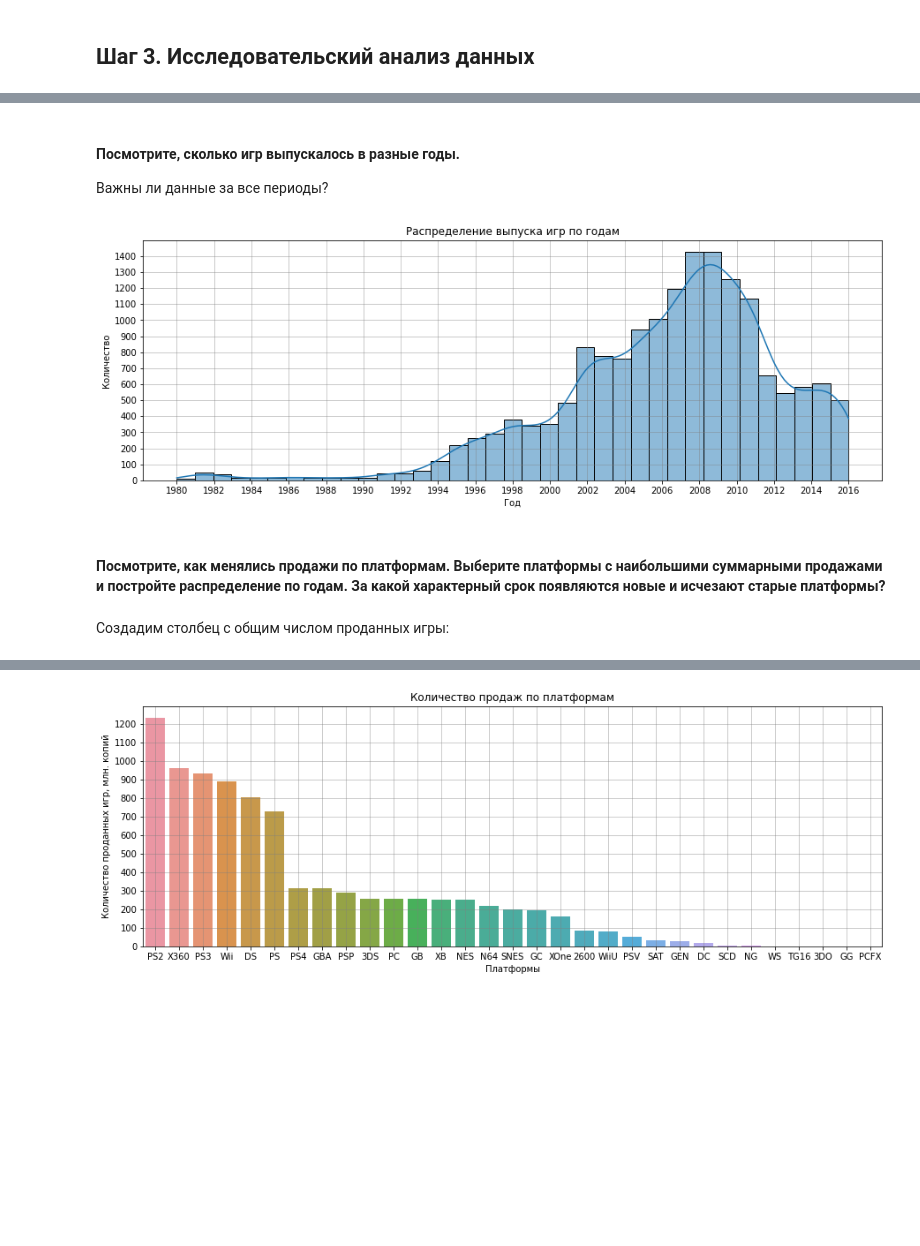
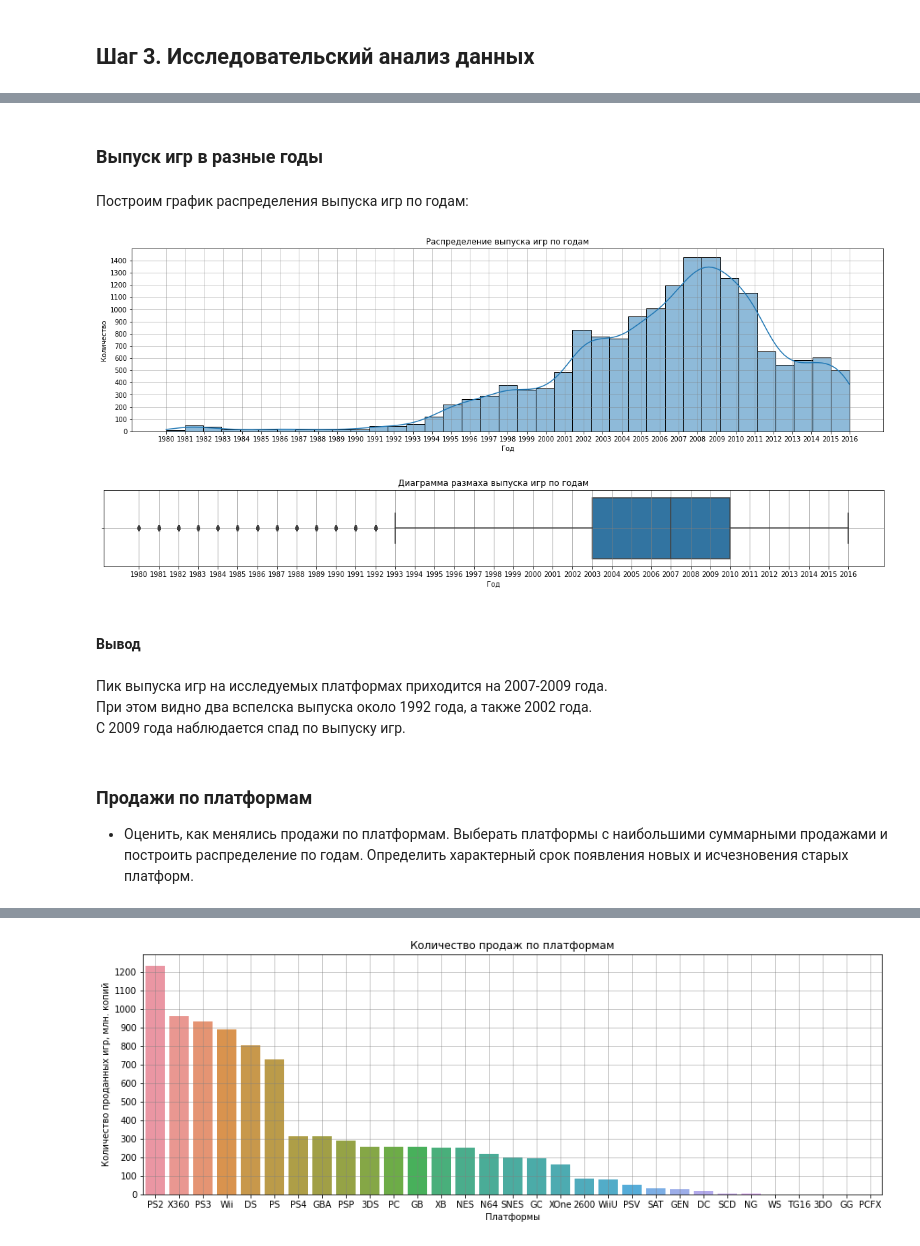
Before and after one commit to klipbn/klip_study, a Jupyter notebook: analysis_sales_computer_games/analysis_sales_computer_games.ipynb, the cells around one changed output, grey strips where cells are left out. Cells and saved outputs as stored; diff of their text form; code cells hidden in the pictures; blank space fills up the shorter version.

```diff
--- a/analysis_sales_computer_games/analysis_sales_computer_games.ipynb
+++ b/analysis_sales_computer_games/analysis_sales_computer_games.ipynb
@@ -247,0 +381,3 @@ df.dropna(subset=['year_of_release'], inplace = True)
+# %%
+df['total_sales'] = df.apply(total_sales, axis=1)
+df['total_sales'] = df['total_sales'].astype('float')
@@ -271,2 +438,0 @@ df.dropna(subset=['name'], inplace = True)
-# %%
-df['year_of_release'] = (pd.to_datetime(df['year_of_release'], format='%Y')).dt.year
@@ -304,2 +438,0 @@ dtype: int64
-# %%
-df['critic_score'] = df['critic_score'].fillna(df['critic_score'].mean())
@@ -342,2 +438,0 @@ df['user_score'] = df['user_score'].astype('float')
-# %%
-df['user_score'] = df['user_score'].fillna(df['user_score'].mean())
@@ -371,19 +447,36 @@ dtype: int64
 # %% [markdown]
-#### Посмотрите, сколько игр выпускалось в разные годы.
-Важны ли данные за все периоды?
+### Выпуск игр в разные годы
+# %% [markdown]
+Построим график распределения выпуска игр по годам:
 # %%
-plt.figure(figsize=(15, 5))
+plt.figure(figsize=(20, 5))
 sns.histplot(data=df, x="year_of_release", kde=True, bins=37)
 plt.title('Распределение выпуска игр по годам')
 plt.ylabel('Количество')
 plt.xlabel('Год')
 plt.grid(color='grey', axis='both', alpha=0.5)
-plt.xticks(np.arange(1980, 2017, 2))
+plt.xticks(np.arange(1980, 2017, 1))
 plt.yticks(np.arange(0, 1500, 100))
 plt.show()
 # %% [output]
-[figure, old version]
+[figure, new version]
+# %%
+plt.rcParams['figure.figsize']=(20, 2)
+sns.boxplot(x=df['year_of_release'])
+plt.title('Диаграмма размаха выпуска игр по годам')
+plt.xlabel('Год')
+plt.grid(color='grey', axis='both', alpha=.8)
+plt.xticks(np.arange(1980, 2017, 1))
+plt.show()
+# %% [output]
+[figure, added]
+# %% [markdown]
+#### Вывод
+# %% [markdown]
+Пик выпуска игр на исследуемых платформах приходится на 2007-2009 года.
+При этом видно два вспелска выпуска около 1992 года, а также 2002 года.
+С 2009 года наблюдается спад по выпуску игр.
 # %% [markdown]
-#### Посмотрите, как менялись продажи по платформам. Выберите платформы с наибольшими суммарными продажами и постройте распределение по годам. За какой характерный срок появляются новые и исчезают старые платформы?
+### Продажи по платформам
+
+- Оценить, как менялись продажи по платформам. Выберать платформы с наибольшими суммарными продажами и построить распределение по годам. Определить характерный срок появления новых и исчезновения старых платформ.
-# %% [markdown]
-Создадим столбец с общим числом проданных игры:
```
Also changed, not shown: parts of 213 cells of this notebook.
